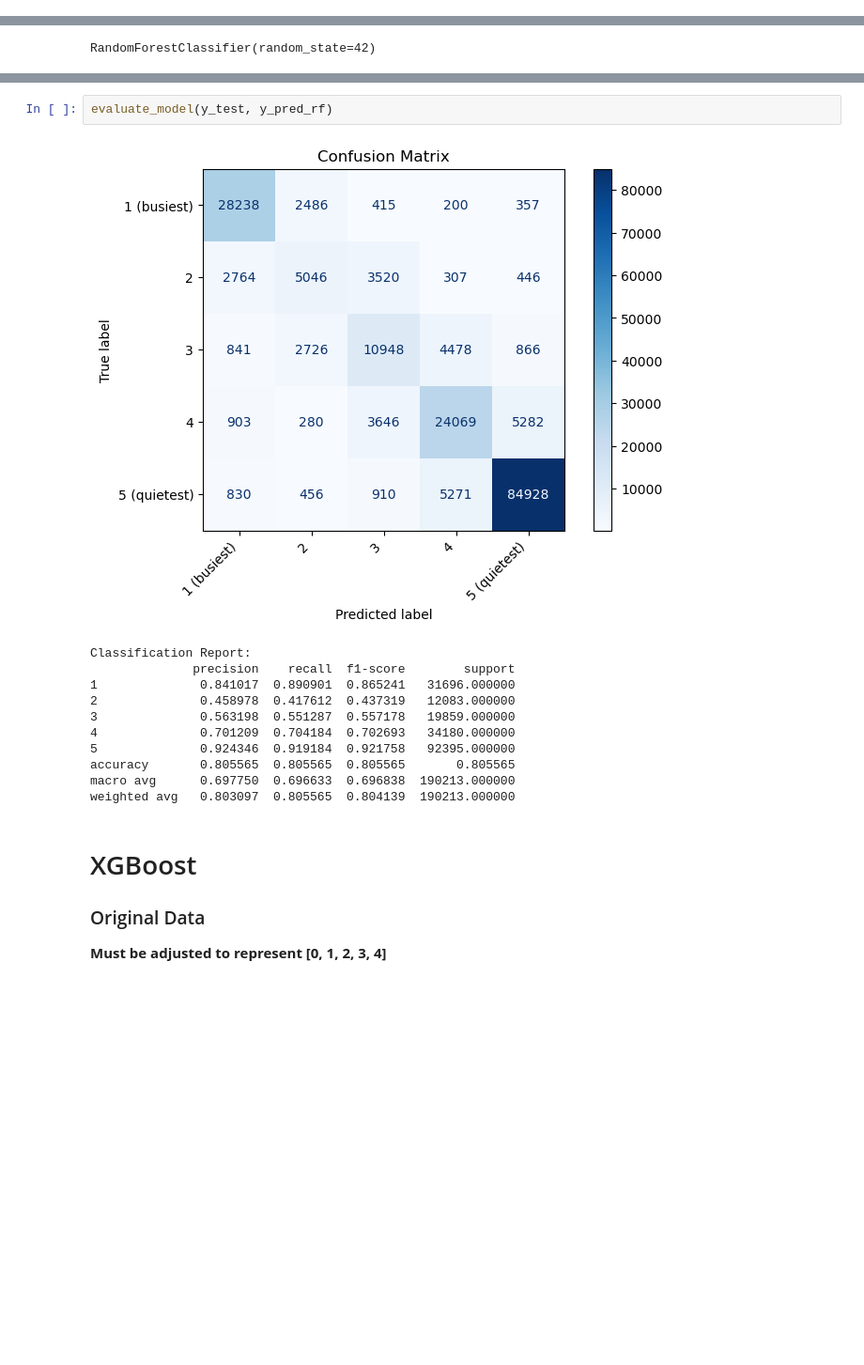
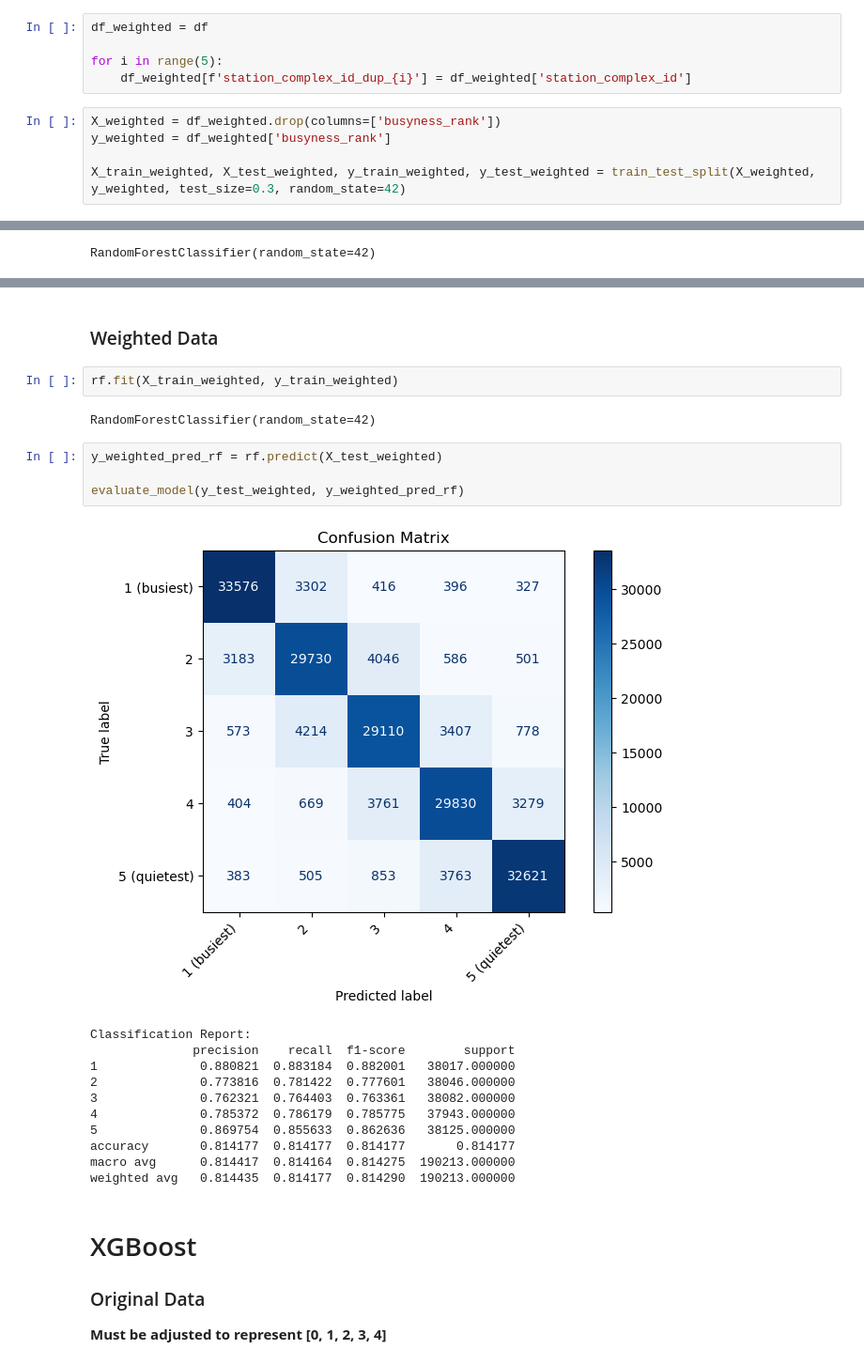
Before and after one commit to Southwick-Adam/ClearPathNYC, a Jupyter notebook: data/data_modelling/subway_modelling.ipynb, the cells around one changed output, grey strips where cells are left out. Shown: that part at 94% size. Cells and saved outputs as stored; diff of their text form; blank space fills up the shorter version.

```diff
--- a/data/data_modelling/subway_modelling.ipynb
+++ b/data/data_modelling/subway_modelling.ipynb
@@ -84,3 +98,13 @@ X_train, X_test, y_train, y_test = train_test_split(X, y, test_size=0.3, random_
+# %%
+df_weighted = df
+
+for i in range(5):
+    df_weighted[f'station_complex_id_dup_{i}'] = df_weighted['station_complex_id']
+# %%
+X_weighted = df_weighted.drop(columns=['busyness_rank'])
+y_weighted = df_weighted['busyness_rank']
+
+X_train_weighted, X_test_weighted, y_train_weighted, y_test_weighted = train_test_split(X_weighted, y_weighted, test_size=0.3, random_state=42)
 # %% [markdown]
 **Define ranks for displaying metrics**
 # %%
@@ -126,17 +163,25 @@ y_pred_rf = rf.predict(X_test)
-# %%
-evaluate_model(y_test, y_pred_rf)
-# %% [output]
-[figure, removed]
-Classification Report:
-              precision    recall  f1-score        support
-1              0.841017  0.890901  0.865241   31696.000000
-2              0.458978  0.417612  0.437319   12083.000000
-3              0.563198  0.551287  0.557178   19859.000000
-4              0.701209  0.704184  0.702693   34180.000000
-5              0.924346  0.919184  0.921758   92395.000000
-accuracy       0.805565  0.805565  0.805565       0.805565
-macro avg      0.697750  0.696633  0.696838  190213.000000
-weighted avg   0.803097  0.805565  0.804139  190213.000000
+# %% [markdown]
+### Weighted Data
+# %%
+rf.fit(X_train_weighted, y_train_weighted)
+# %% [output]
+RandomForestClassifier(random_state=42)
+# %%
+y_weighted_pred_rf = rf.predict(X_test_weighted)
+
+evaluate_model(y_test_weighted, y_weighted_pred_rf)
+# %% [output]
+[figure, added]
+Classification Report:
+              precision    recall  f1-score        support
+1              0.880821  0.883184  0.882001   38017.000000
+2              0.773816  0.781422  0.777601   38046.000000
+3              0.762321  0.764403  0.763361   38082.000000
+4              0.785372  0.786179  0.785775   37943.000000
+5              0.869754  0.855633  0.862636   38125.000000
+accuracy       0.814177  0.814177  0.814177       0.814177
+macro avg      0.814417  0.814164  0.814275  190213.000000
+weighted avg   0.814435  0.814177  0.814290  190213.000000
 # %% [markdown]
 # XGBoost
 ### Original Data
```
Also changed, not shown: parts of 30 cells of this notebook, 7 other files.
